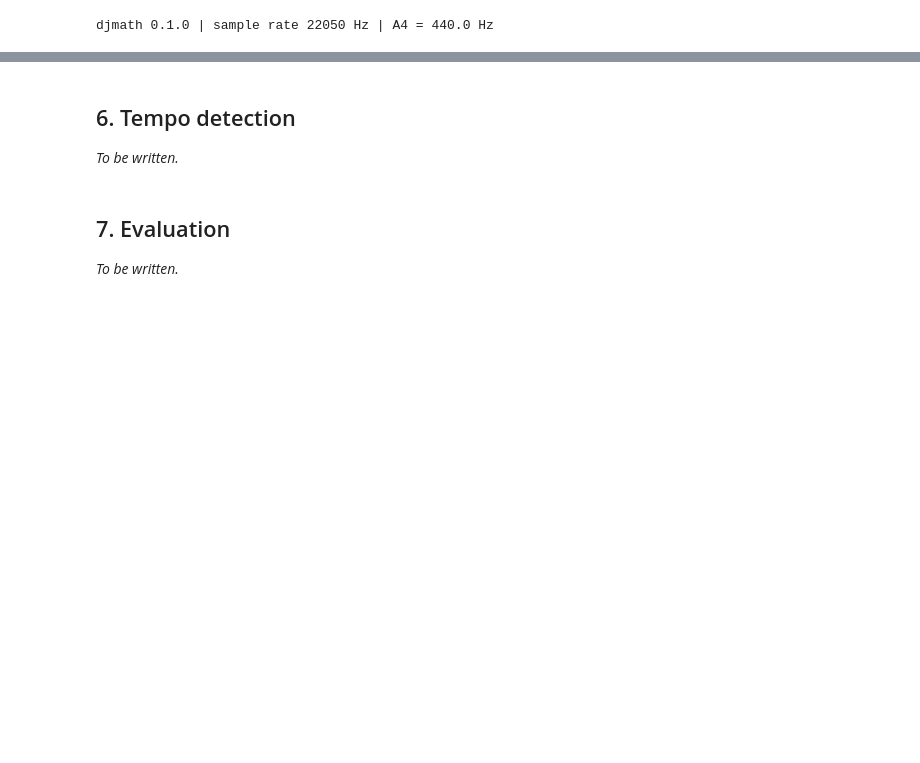
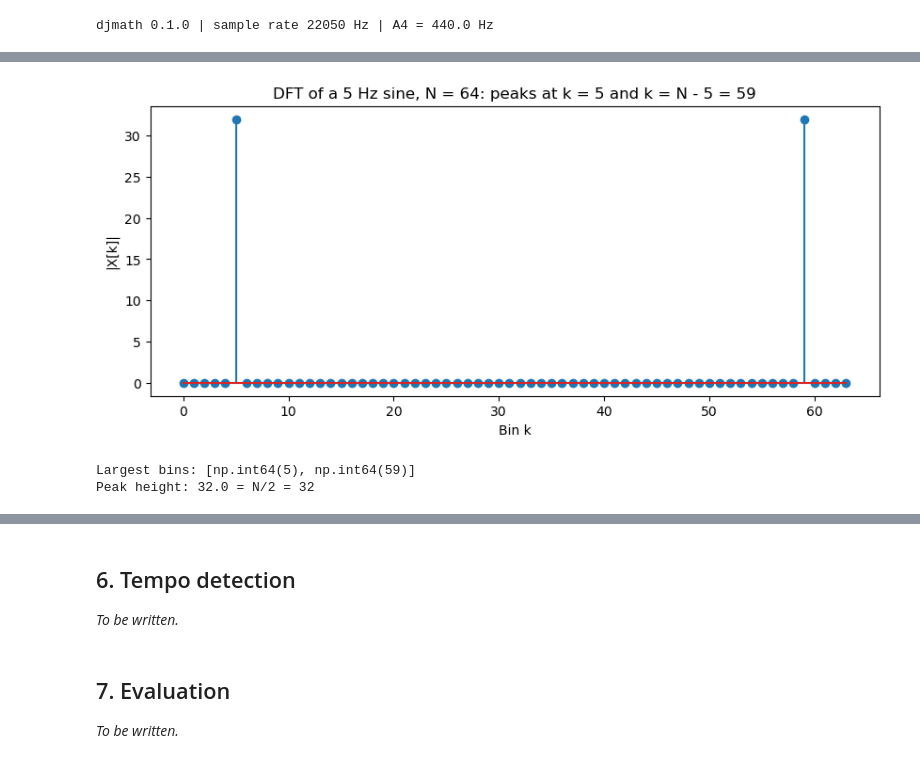
Before and after one commit to y0vladimirova/math-behind-the-mix, a Jupyter notebook: main.ipynb, the cells around one changed output, grey strips where cells are left out. Saved outputs shown, nothing was run; the diff lists cells and outputs as text; code cells hidden in the pictures; blank space fills up the shorter version.

```diff
--- a/main.ipynb
+++ b/main.ipynb
@@ -93,0 +204,19 @@ djmath 0.1.0 | sample rate 22050 Hz | A4 = 440.0 Hz
+# %%
+from djmath.signals import dft
+
+small_rate = 64
+small = sine_wave(5, duration=1.0, sample_rate=small_rate)   # N = 64 samples
+X = dft(small)
+
+plt.stem(np.arange(len(X)), np.abs(X))
+plt.xlabel("Bin k")
+plt.ylabel("|X[k]|")
+plt.title("DFT of a 5 Hz sine, N = 64: peaks at k = 5 and k = N - 5 = 59")
+plt.show()
+
+print("Largest bins:", sorted(np.argsort(np.abs(X))[-2:]))
+print("Peak height:", round(np.abs(X).max(), 6), "= N/2 =", len(X) // 2)
+# %% [output]
+[figure, added]
+Largest bins: [np.int64(5), np.int64(59)]
+Peak height: 32.0 = N/2 = 32
```
Also changed, not shown: parts of 86 cells of this notebook, 6 other files.
